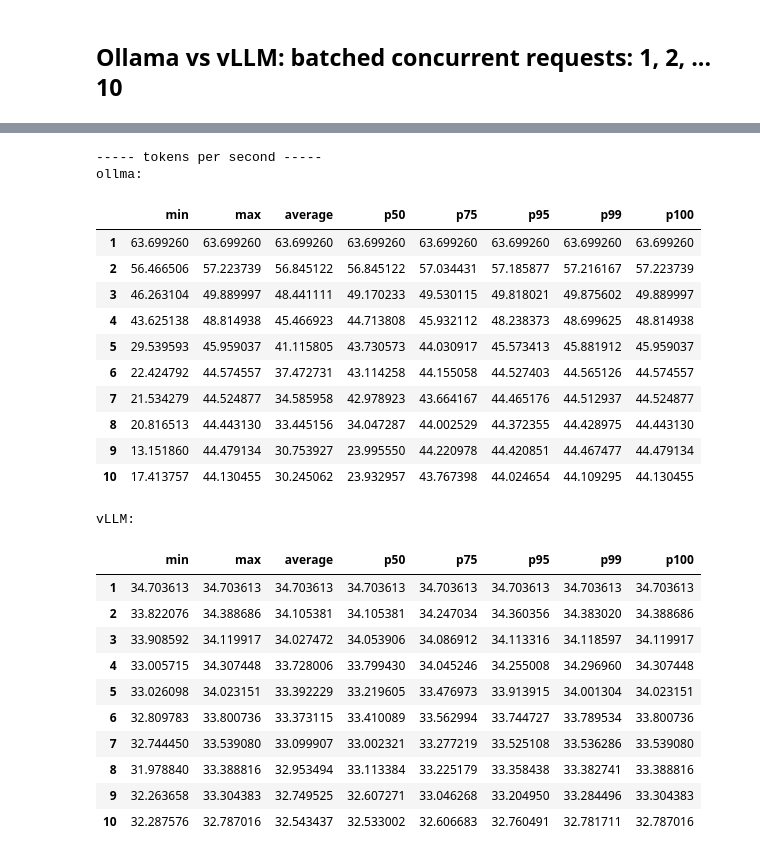
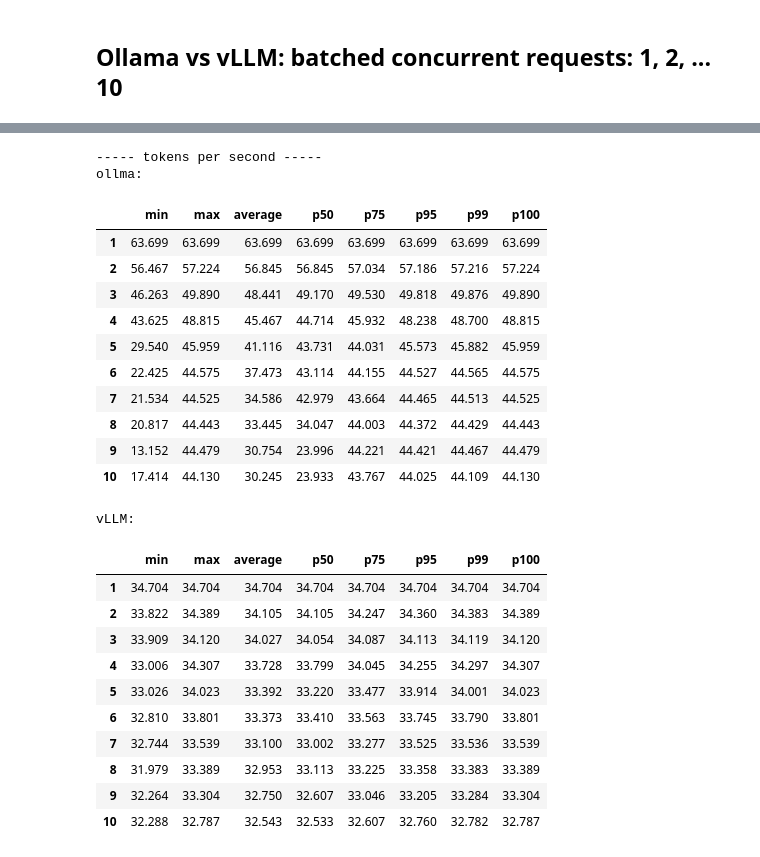
Before and after one commit to biraj-outspeed/ollama-vs-vllm, a Jupyter notebook: data/analysis.ipynb, the cells around one changed output, grey strips where cells are left out. Drawn from its saved outputs; the diff is of its cells as text; code cells hidden in the pictures.

```diff
--- a/data/analysis.ipynb
+++ b/data/analysis.ipynb
@@ -214,32 +216,32 @@ vLLM:
 # %%
 print("----- tokens per second -----")
 print("ollma:")
-display(batched_json_to_df("./ollama/batched-concurrent-1-10-same-prompt-warm/stats.json", "averageChunksPerSecond"))
+display(batched_json_to_df("./ollama/batched-concurrent-1-10-same-prompt-warm/stats.json", "averageChunksPerSecond").round(3))
 print("vLLM:")
-display(batched_json_to_df("./vllm/batched-concurrent-1-10-same-prompt-warm/stats.json", "averageChunksPerSecond"))
+display(batched_json_to_df("./vllm/batched-concurrent-1-10-same-prompt-warm/stats.json", "averageChunksPerSecond").round(3))
 # %% [output]
 ----- tokens per second -----
 ollma:
 |  | min | max | average | p50 | p75 | p95 | p99 | p100 |
-| 1 | 63.699260 | 63.699260 | 63.699260 | 63.699260 | 63.699260 | 63.699260 | 63.699260 | 63.699260 |
-| 2 | 56.466506 | 57.223739 | 56.845122 | 56.845122 | 57.034431 | 57.185877 | 57.216167 | 57.223739 |
-| 3 | 46.263104 | 49.889997 | 48.441111 | 49.170233 | 49.530115 | 49.818021 | 49.875602 | 49.889997 |
-| 4 | 43.625138 | 48.814938 | 45.466923 | 44.713808 | 45.932112 | 48.238373 | 48.699625 | 48.814938 |
-| 5 | 29.539593 | 45.959037 | 41.115805 | 43.730573 | 44.030917 | 45.573413 | 45.881912 | 45.959037 |
-| 6 | 22.424792 | 44.574557 | 37.472731 | 43.114258 | 44.155058 | 44.527403 | 44.565126 | 44.574557 |
-| 7 | 21.534279 | 44.524877 | 34.585958 | 42.978923 | 43.664167 | 44.465176 | 44.512937 | 44.524877 |
-| 8 | 20.816513 | 44.443130 | 33.445156 | 34.047287 | 44.002529 | 44.372355 | 44.428975 | 44.443130 |
-| 9 | 13.151860 | 44.479134 | 30.753927 | 23.995550 | 44.220978 | 44.420851 | 44.467477 | 44.479134 |
-| 10 | 17.413757 | 44.130455 | 30.245062 | 23.932957 | 43.767398 | 44.024654 | 44.109295 | 44.130455 |
+| 1 | 63.699 | 63.699 | 63.699 | 63.699 | 63.699 | 63.699 | 63.699 | 63.699 |
+| 2 | 56.467 | 57.224 | 56.845 | 56.845 | 57.034 | 57.186 | 57.216 | 57.224 |
+| 3 | 46.263 | 49.890 | 48.441 | 49.170 | 49.530 | 49.818 | 49.876 | 49.890 |
+| 4 | 43.625 | 48.815 | 45.467 | 44.714 | 45.932 | 48.238 | 48.700 | 48.815 |
+| 5 | 29.540 | 45.959 | 41.116 | 43.731 | 44.031 | 45.573 | 45.882 | 45.959 |
+| 6 | 22.425 | 44.575 | 37.473 | 43.114 | 44.155 | 44.527 | 44.565 | 44.575 |
+| 7 | 21.534 | 44.525 | 34.586 | 42.979 | 43.664 | 44.465 | 44.513 | 44.525 |
+| 8 | 20.817 | 44.443 | 33.445 | 34.047 | 44.003 | 44.372 | 44.429 | 44.443 |
+| 9 | 13.152 | 44.479 | 30.754 | 23.996 | 44.221 | 44.421 | 44.467 | 44.479 |
+| 10 | 17.414 | 44.130 | 30.245 | 23.933 | 43.767 | 44.025 | 44.109 | 44.130 |
 vLLM:
 |  | min | max | average | p50 | p75 | p95 | p99 | p100 |
-| 1 | 34.703613 | 34.703613 | 34.703613 | 34.703613 | 34.703613 | 34.703613 | 34.703613 | 34.703613 |
-| 2 | 33.822076 | 34.388686 | 34.105381 | 34.105381 | 34.247034 | 34.360356 | 34.383020 | 34.388686 |
-| 3 | 33.908592 | 34.119917 | 34.027472 | 34.053906 | 34.086912 | 34.113316 | 34.118597 | 34.119917 |
-| 4 | 33.005715 | 34.307448 | 33.728006 | 33.799430 | 34.045246 | 34.255008 | 34.296960 | 34.307448 |
-| 5 | 33.026098 | 34.023151 | 33.392229 | 33.219605 | 33.476973 | 33.913915 | 34.001304 | 34.023151 |
-| 6 | 32.809783 | 33.800736 | 33.373115 | 33.410089 | 33.562994 | 33.744727 | 33.789534 | 33.800736 |
-| 7 | 32.744450 | 33.539080 | 33.099907 | 33.002321 | 33.277219 | 33.525108 | 33.536286 | 33.539080 |
-| 8 | 31.978840 | 33.388816 | 32.953494 | 33.113384 | 33.225179 | 33.358438 | 33.382741 | 33.388816 |
-| 9 | 32.263658 | 33.304383 | 32.749525 | 32.607271 | 33.046268 | 33.204950 | 33.284496 | 33.304383 |
-| 10 | 32.287576 | 32.787016 | 32.543437 | 32.533002 | 32.606683 | 32.760491 | 32.781711 | 32.787016 |
+| 1 | 34.704 | 34.704 | 34.704 | 34.704 | 34.704 | 34.704 | 34.704 | 34.704 |
+| 2 | 33.822 | 34.389 | 34.105 | 34.105 | 34.247 | 34.360 | 34.383 | 34.389 |
+| 3 | 33.909 | 34.120 | 34.027 | 34.054 | 34.087 | 34.113 | 34.119 | 34.120 |
+| 4 | 33.006 | 34.307 | 33.728 | 33.799 | 34.045 | 34.255 | 34.297 | 34.307 |
+| 5 | 33.026 | 34.023 | 33.392 | 33.220 | 33.477 | 33.914 | 34.001 | 34.023 |
+| 6 | 32.810 | 33.801 | 33.373 | 33.410 | 33.563 | 33.745 | 33.790 | 33.801 |
+| 7 | 32.744 | 33.539 | 33.100 | 33.002 | 33.277 | 33.525 | 33.536 | 33.539 |
+| 8 | 31.979 | 33.389 | 32.953 | 33.113 | 33.225 | 33.358 | 33.383 | 33.389 |
+| 9 | 32.264 | 33.304 | 32.750 | 32.607 | 33.046 | 33.205 | 33.284 | 33.304 |
+| 10 | 32.288 | 32.787 | 32.543 | 32.533 | 32.607 | 32.760 | 32.782 | 32.787 |
```
Also changed, not shown: parts of 2 cells of this notebook.
